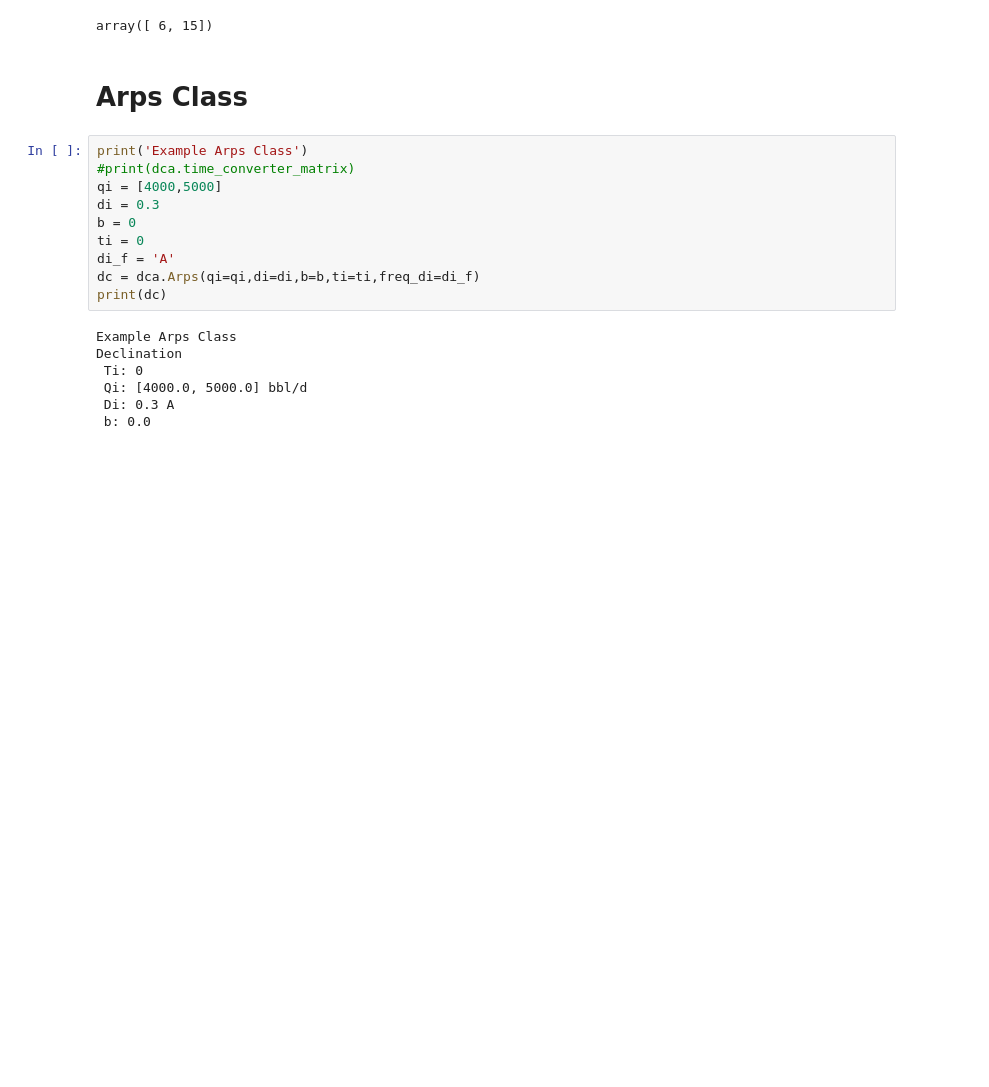
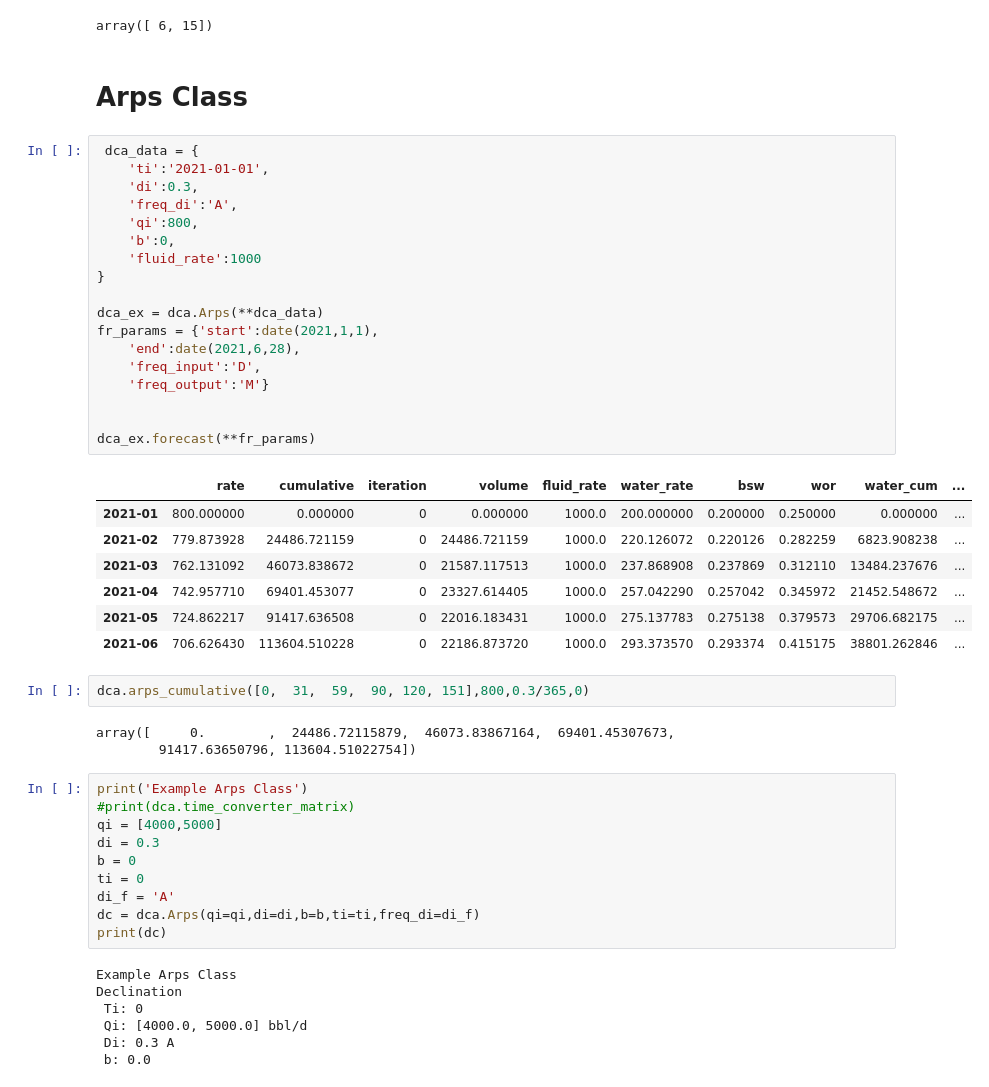
Before and after one commit to scuervo91/dcapy, a Jupyter notebook: examples/Arps_basic_dca.ipynb, the cells around one changed output. Drawn from its saved outputs; the diff is of its cells as text; blank space fills up the shorter version.

```diff
--- a/examples/Arps_basic_dca.ipynb
+++ b/examples/Arps_basic_dca.ipynb
@@ -134,6 +134,37 @@ dca.arps_rate_time([4000,5000],[0.3,0.6],[0,1],500)
 array([ 6, 15])
 # %% [markdown]
 # Arps Class
+# %%
+ dca_data = {
+    'ti':'2021-01-01',
+    'di':0.3,
+    'freq_di':'A',
+    'qi':800,
+    'b':0,
+    'fluid_rate':1000
+}
+
+dca_ex = dca.Arps(**dca_data)
+fr_params = {'start':date(2021,1,1),
+    'end':date(2021,6,28),
+    'freq_input':'D',
+    'freq_output':'M'}
+
+
+dca_ex.forecast(**fr_params)
+# %% [output]
+|  | rate | cumulative | iteration | volume | fluid_rate | water_rate | bsw | wor | water_cum | ... |
+| 2021-01 | 800.000000 | 0.000000 | 0 | 0.000000 | 1000.0 | 200.000000 | 0.200000 | 0.250000 | 0.000000 | ... |
+| 2021-02 | 779.873928 | 24486.721159 | 0 | 24486.721159 | 1000.0 | 220.126072 | 0.220126 | 0.282259 | 6823.908238 | ... |
+| 2021-03 | 762.131092 | 46073.838672 | 0 | 21587.117513 | 1000.0 | 237.868908 | 0.237869 | 0.312110 | 13484.237676 | ... |
+| 2021-04 | 742.957710 | 69401.453077 | 0 | 23327.614405 | 1000.0 | 257.042290 | 0.257042 | 0.345972 | 21452.548672 | ... |
+| 2021-05 | 724.862217 | 91417.636508 | 0 | 22016.183431 | 1000.0 | 275.137783 | 0.275138 | 0.379573 | 29706.682175 | ... |
+| 2021-06 | 706.626430 | 113604.510228 | 0 | 22186.873720 | 1000.0 | 293.373570 | 0.293374 | 0.415175 | 38801.262846 | ... |
+# %%
+dca.arps_cumulative([0,  31,  59,  90, 120, 151],800,0.3/365,0)
+# %% [output]
+array([     0.        ,  24486.72115879,  46073.83867164,  69401.45307673,
+        91417.63650796, 113604.51022754])
 # %%
 print('Example Arps Class')
 #print(dca.time_converter_matrix)
```
Also changed, not shown: parts of 25 cells of this notebook, 4 other files.
